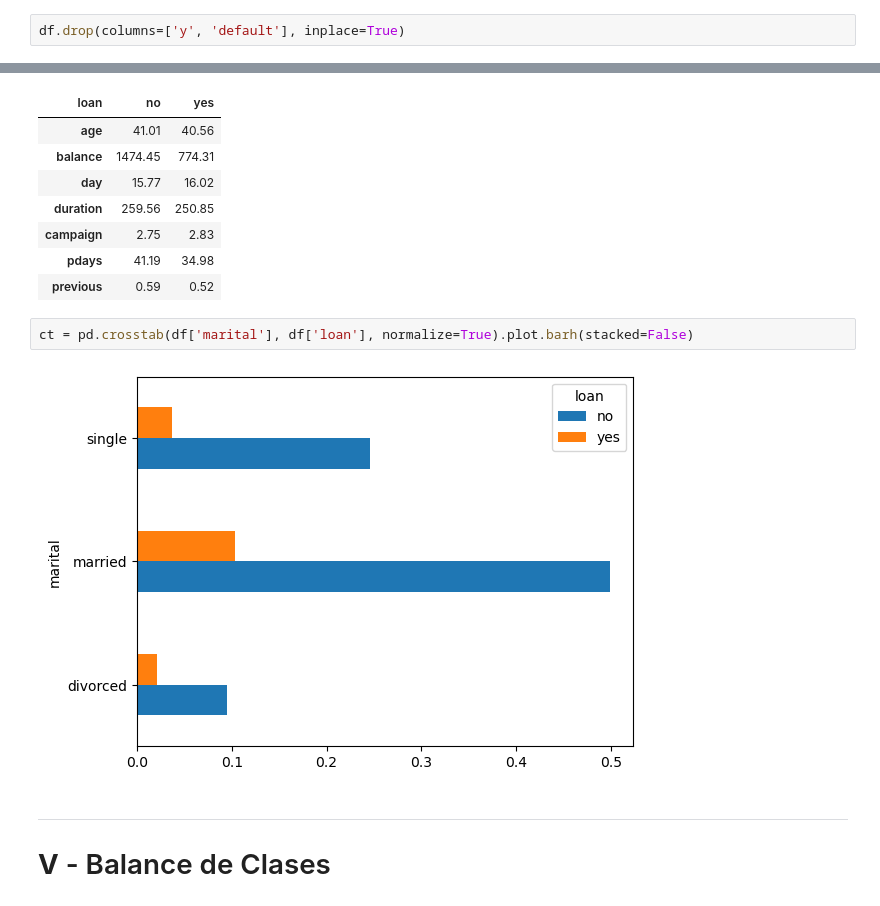
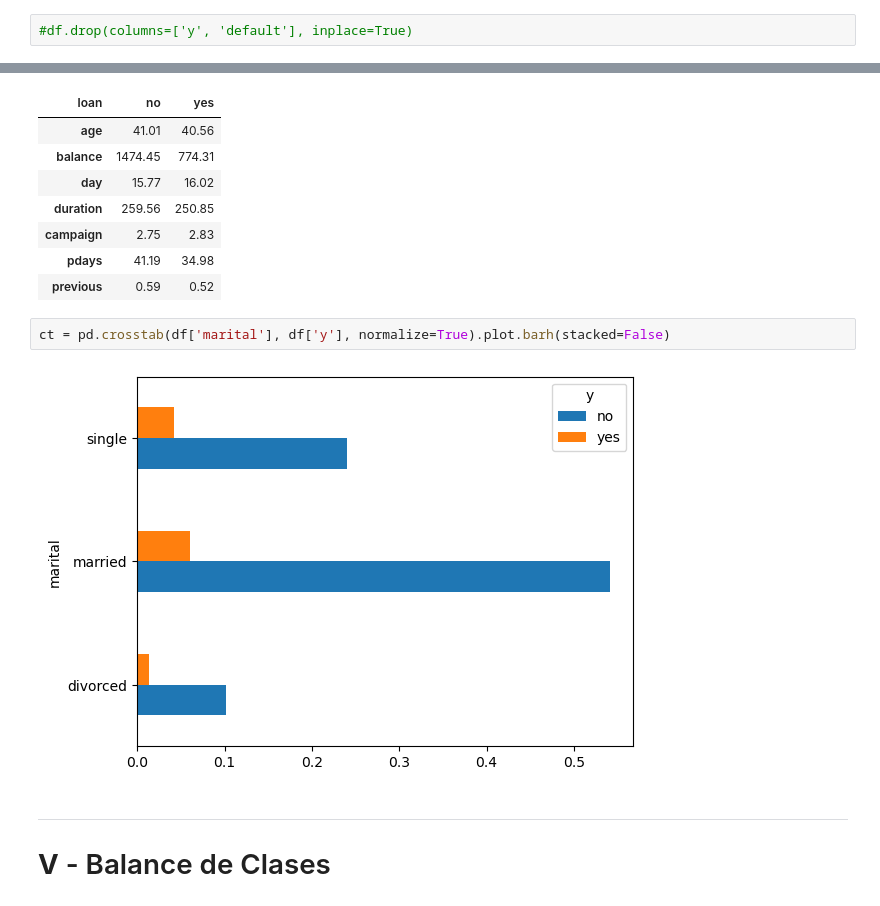
Before and after one commit to grrddn/Modulo_42_Tarea_Machine_Learning_II, a Jupyter notebook: 01 Módulo_42_Tarea_Daniel_Ortega.ipynb, the cells around one changed output, grey strips where cells are left out. Saved outputs shown, nothing was run; the diff lists cells and outputs as text.

```diff
--- a/01 Módulo_42_Tarea_Daniel_Ortega.ipynb
+++ b/01 Módulo_42_Tarea_Daniel_Ortega.ipynb
@@ -89,5 +93,5 @@ Vamos a eliminar las columnas que no sabemos para qué sirven o a qué hacen ref
 # %%
-df.drop(columns=['y', 'default'], inplace=True)
+#df.drop(columns=['y', 'default'], inplace=True)
 # %%
 df.isna().sum()
 # %% [output]
@@ -200,9 +222,9 @@ grafica_corr(x)
 | pdays | 41.19 | 34.98 |
 | previous | 0.59 | 0.52 |
 # %%
-ct = pd.crosstab(df['marital'], df['loan'], normalize=True).plot.barh(stacked=False)
+ct = pd.crosstab(df['marital'], df['y'], normalize=True).plot.barh(stacked=False)
 # %% [output]
-[figure, old version]
+[figure, new version]
 # %% [markdown]
 ____
 # **V** - Balance de Clases
```
Also changed, not shown: parts of 35 cells of this notebook.
